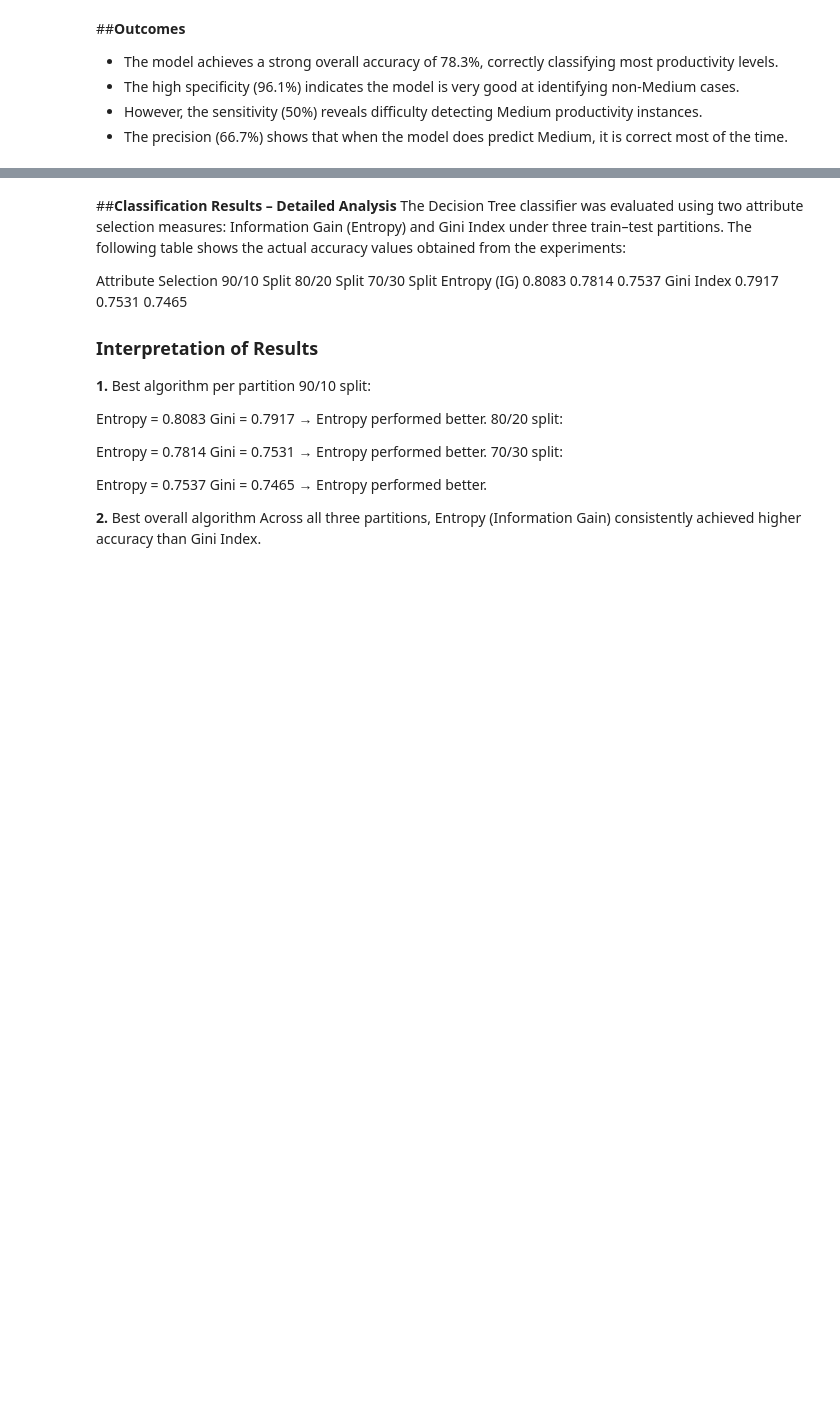
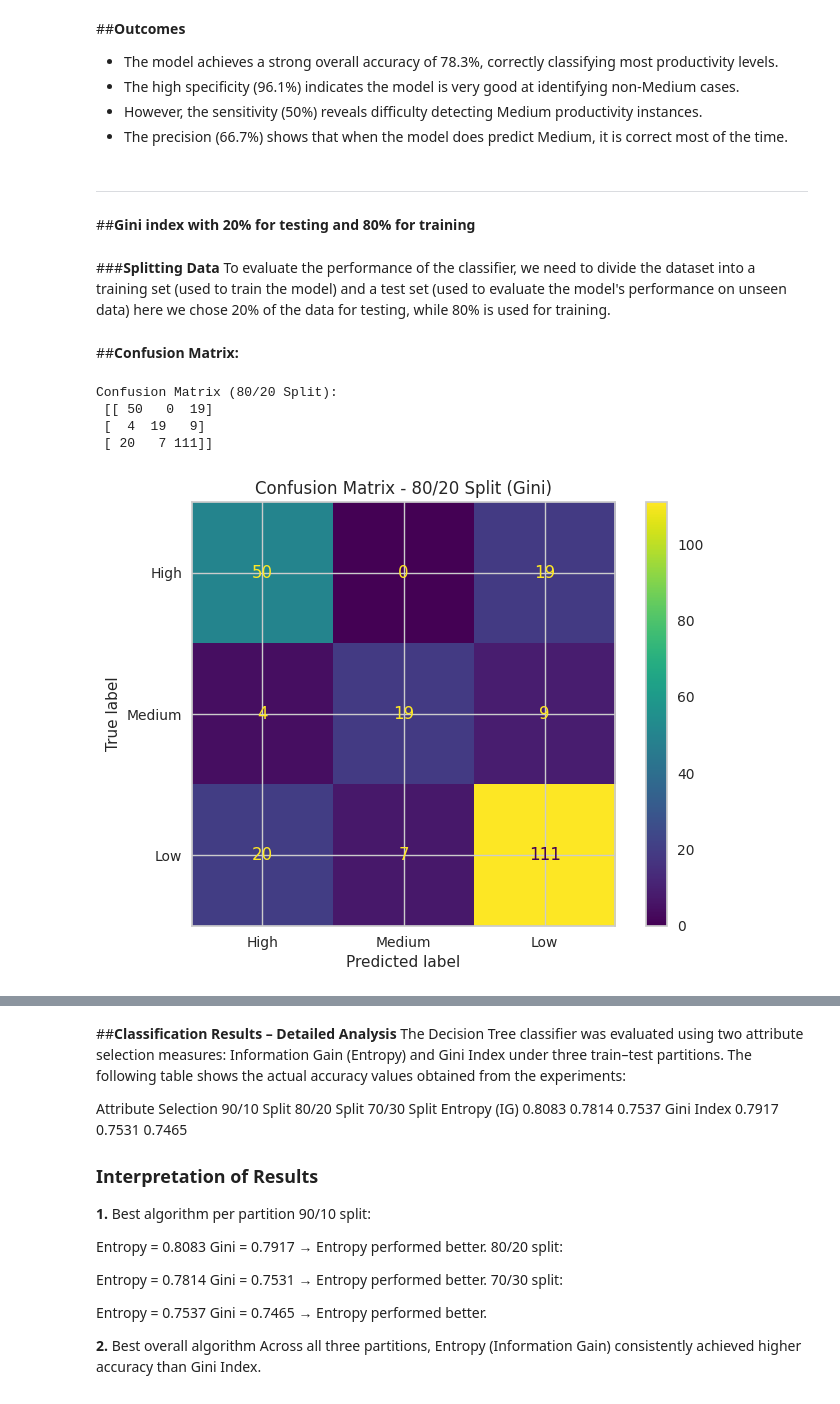
Before and after one commit to Falhebshi/Data-Mining, a Jupyter notebook: Phase3.ipynb, the cells around one changed output, grey strips where cells are left out. Saved outputs shown, nothing was run; the diff lists cells and outputs as text; code cells hidden in the pictures; blank space fills up the shorter version.

```diff
--- a/Phase3.ipynb
+++ b/Phase3.ipynb
@@ -925,3 +814,41 @@ Here, the precision is 66.7%, meaning that about two-thirds of predictions label
 * The high specificity (96.1%) indicates the model is very good at identifying non-Medium cases.
 * However, the sensitivity (50%) reveals difficulty detecting Medium productivity instances.
 * The precision (66.7%) shows that when the model does predict Medium, it is correct most of the time.
+# %% [markdown]
+
+
+---
+# %% [markdown]
+##**Gini index with 20% for testing and 80% for training**
+# %% [markdown]
+###**Splitting Data**
+To evaluate the performance of the classifier, we need to divide the dataset into a training set (used to train the model) and a test set (used to evaluate the model's performance on unseen data) here we chose 20% of the data for testing, while 80% is used for training.
+# %%
+# 80/20 split
+X_train_80, X_test_20, y_train_80, y_test_20 = train_test_split(
+    X, y, train_size=0.8, random_state=1, stratify=y
+)
+
+# Train the model (Gini)
+model_80_gini = DecisionTreeClassifier(random_state=1)
+model_80_gini.fit(X_train_80, y_train_80)
+
+# Predictions
+y_pred_80 = model_80_gini.predict(X_test_20)
+# %% [markdown]
+##**Confusion Matrix:**
+# %%
+# Confusion matrix for 80/20
+cm_80 = confusion_matrix(y_test_20, y_pred_80)
+print("Confusion Matrix (80/20 Split):\n", cm_80)
+
+disp_80 = ConfusionMatrixDisplay(confusion_matrix=cm_80, display_labels=y.unique())
+disp_80.plot(cmap='viridis')
+plt.title("Confusion Matrix - 80/20 Split (Gini)")
+plt.show()
+# %% [output]
+Confusion Matrix (80/20 Split):
+ [[ 50   0  19]
+ [  4  19   9]
+ [ 20   7 111]]
+[figure, added]
```
Also changed, not shown: parts of 48 cells of this notebook.
